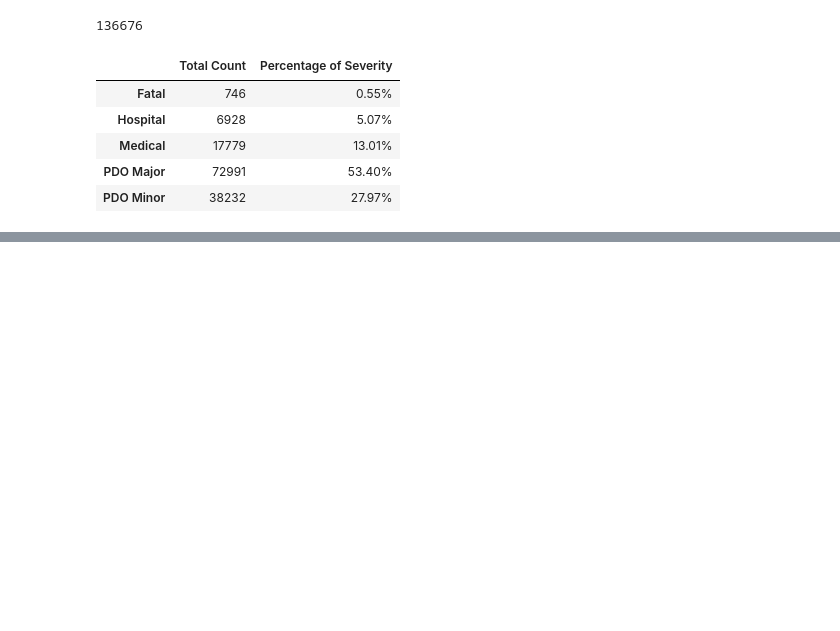
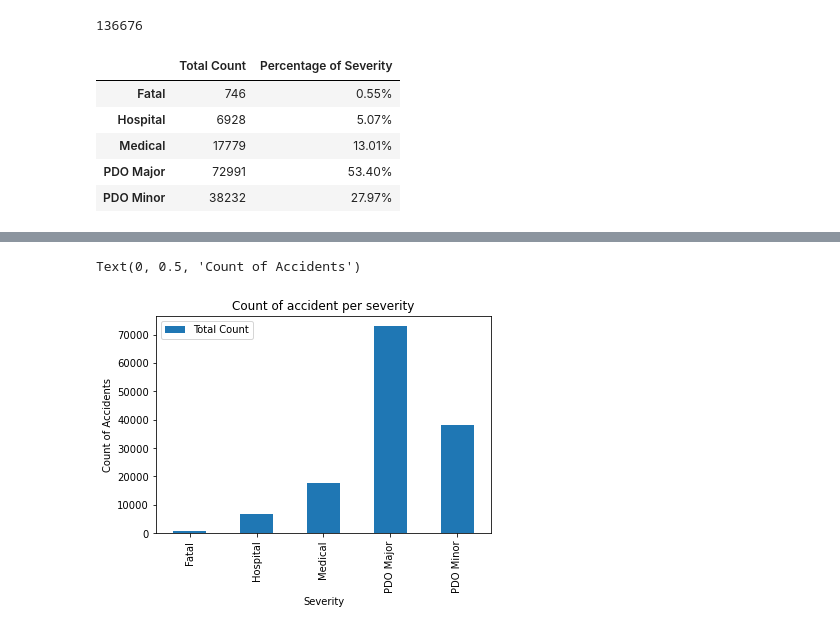
Before and after one commit to NZeinali/project_one, a Jupyter notebook: crash_beta.ipynb, the cells around one changed output, grey strips where cells are left out. Drawn from its saved outputs; the diff is of its cells as text; code cells hidden in the pictures; blank space fills up the shorter version.

```diff
--- a/crash_beta.ipynb
+++ b/crash_beta.ipynb
@@ -97,0 +112,8 @@ plt.show()
+# %%
+bar_plot_data = severity_summary.plot.bar(rot='vertical',title='Count of accident per severity')
+
+bar_plot_data.set_xlabel("Severity")
+bar_plot_data.set_ylabel("Count of Accidents")
+# %% [output]
+Text(0, 0.5, 'Count of Accidents')
+[figure, added]
```
Also changed, not shown: parts of 5 cells of this notebook.
